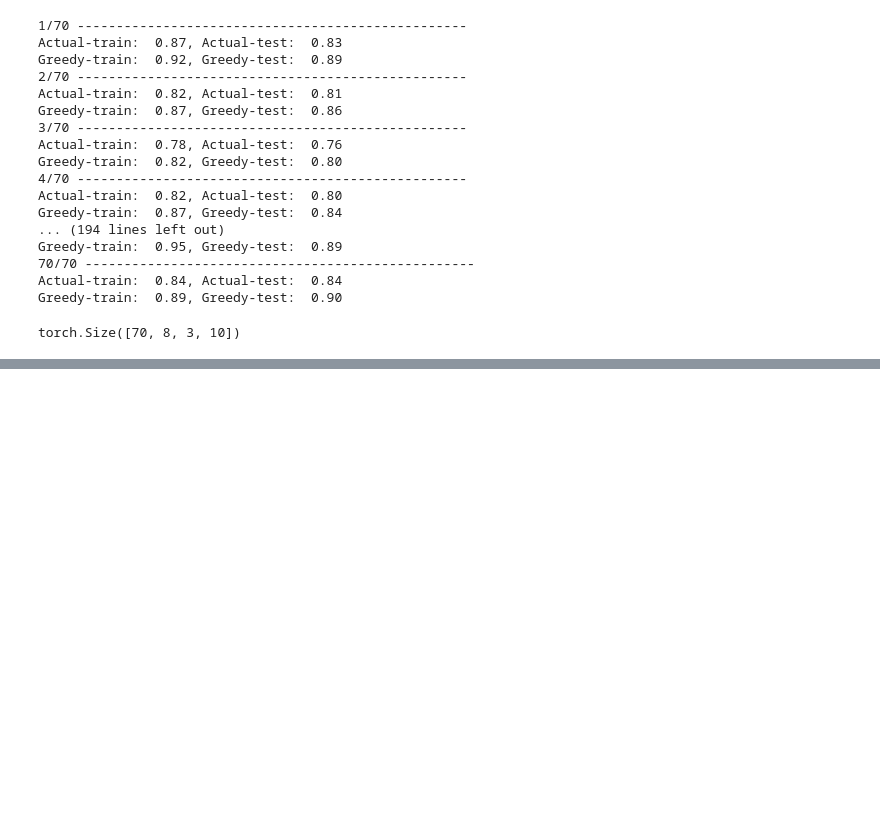
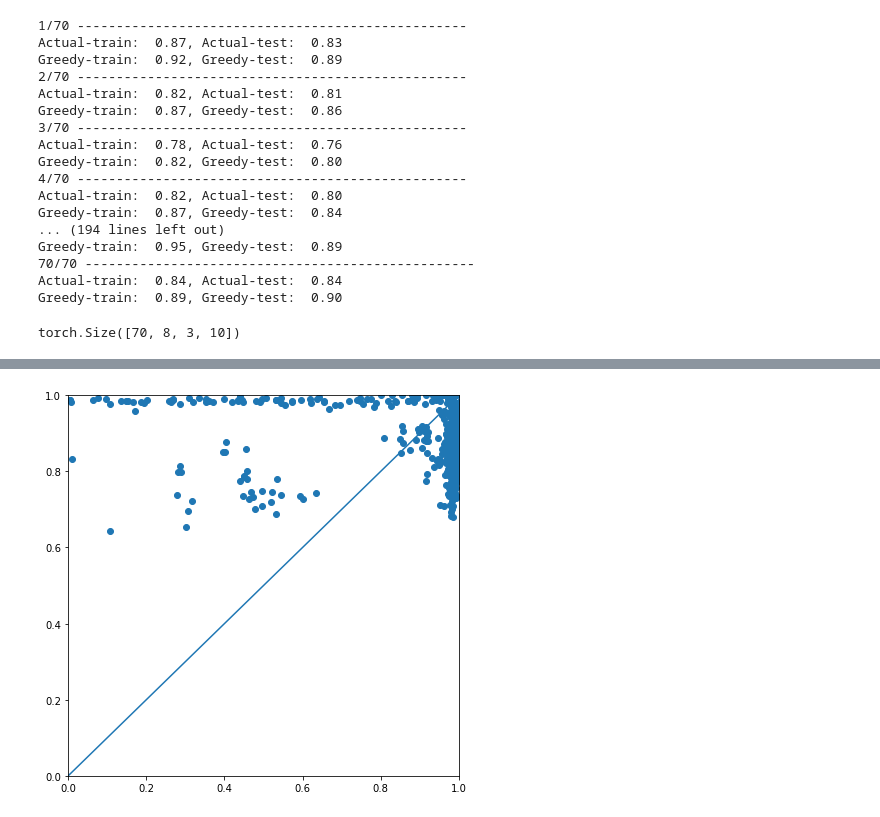
Before and after one commit to hericks/online-lever-adaptation, a Jupyter notebook: experiments/eval_experiments.ipynb, the cells around one changed output, grey strips where cells are left out. Cells and saved outputs as stored; diff of their text form; code cells hidden in the pictures; blank space fills up the shorter version.

```diff
--- a/experiments/eval_experiments.ipynb
+++ b/experiments/eval_experiments.ipynb
@@ -243,0 +277,11 @@ Actual test:  0.83, greedy test: 0.8759831786155701
+# %%
+fig, ax = plt.subplots(figsize=(7, 7))
+ax.plot([0, 1], [0, 1], transform=ax.transAxes)
+ax.scatter(drqn_avg_score_by_pattern, oql_avg_greedy_score_by_pattern)
+plt.xlim([0, 1])
+plt.ylim([0, 1])
+plt.xlabel('DRQN Score')
+plt.ylabel('Online-DQL Score')
+plt.show()
+# %% [output]
+[figure, added]
```
Also changed, not shown: parts of 9 cells of this notebook.
